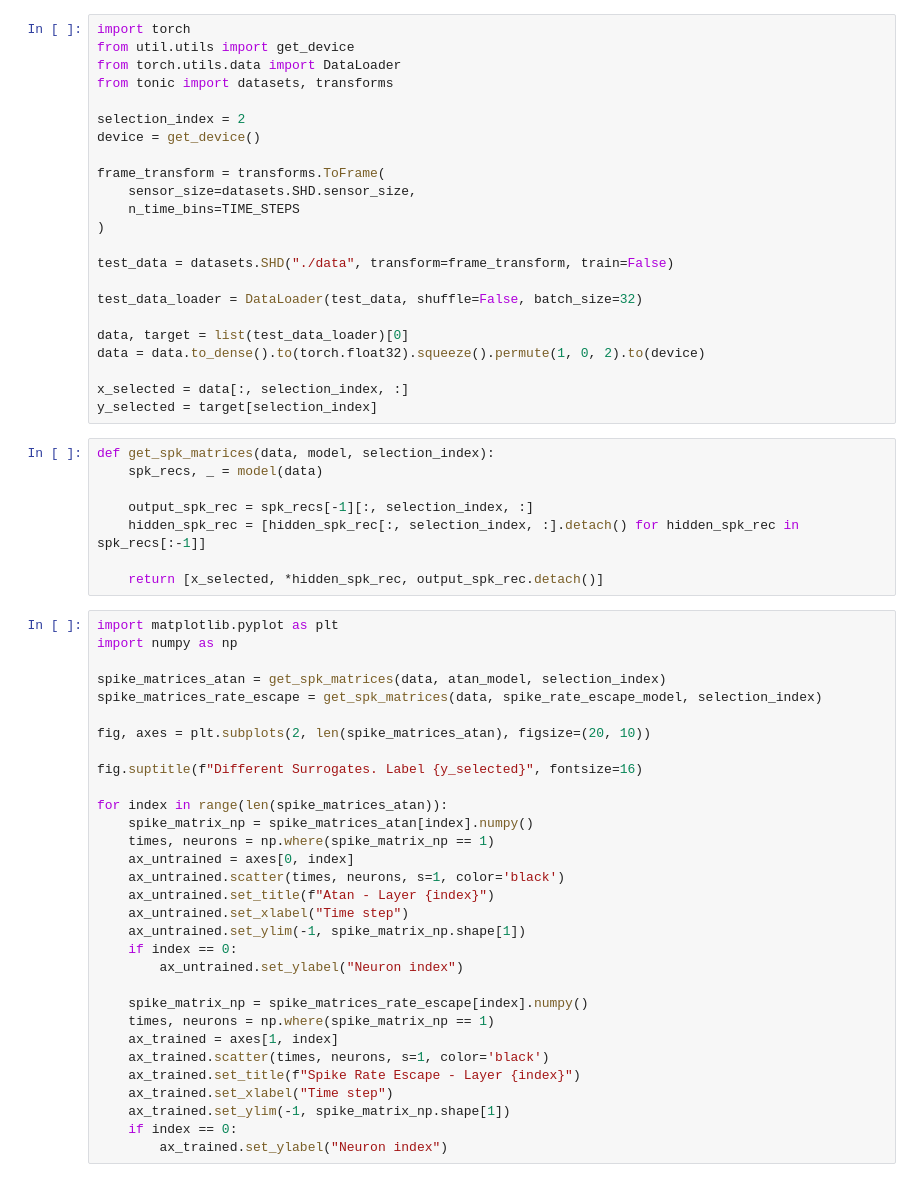
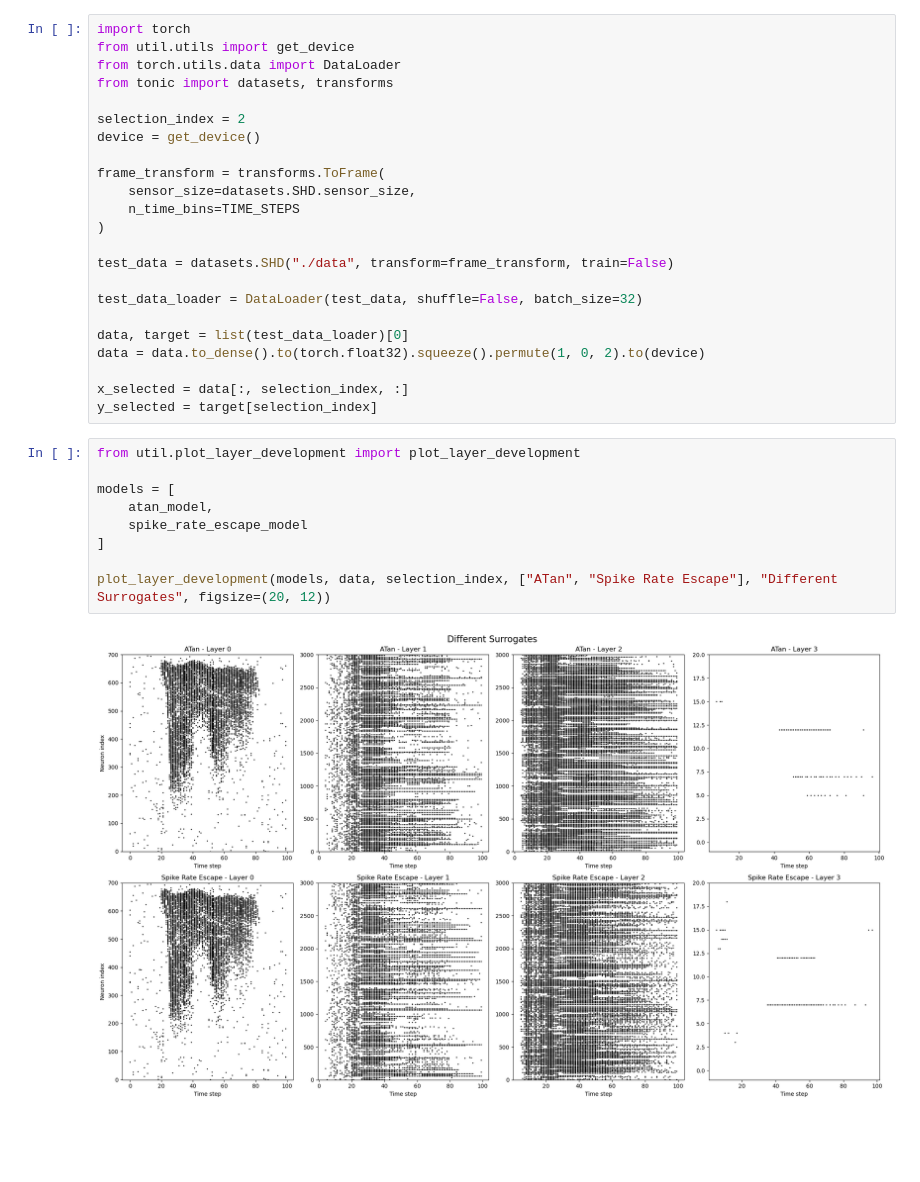
Before and after one commit to ForzaMark/whk-snn, a Jupyter notebook: heidelberg_implementation/different_surrogate_approximation_evaluation.ipynb, the cells around one changed output. Saved outputs shown, nothing was run; the diff lists cells and outputs as text; blank space fills up the shorter version.

Commit message:
evaluate different surrogates

```diff
--- a/heidelberg_implementation/different_surrogate_approximation_evaluation.ipynb
+++ b/heidelberg_implementation/different_surrogate_approximation_evaluation.ipynb
@@ -50,42 +56,14 @@ data = data.to_dense().to(torch.float32).squeeze().permute(1, 0, 2).to(device)
 
 x_selected = data[:, selection_index, :]
 y_selected = target[selection_index]
-# %%
-def get_spk_matrices(data, model, selection_index):
-    spk_recs, _ = model(data)
-
-    output_spk_rec = spk_recs[-1][:, selection_index, :]
-    hidden_spk_rec = [hidden_spk_rec[:, selection_index, :].detach() for hidden_spk_rec in spk_recs[:-1]]
-
-    return [x_selected, *hidden_spk_rec, output_spk_rec.detach()]
 # %%
-import matplotlib.pyplot as plt
-import numpy as np
+from util.plot_layer_development import plot_layer_development
 
-spike_matrices_atan = get_spk_matrices(data, atan_model, selection_index)
-spike_matrices_rate_escape = get_spk_matrices(data, spike_rate_escape_model, selection_index)
+models = [
+    atan_model,
+    spike_rate_escape_model
+]
 
-fig, axes = plt.subplots(2, len(spike_matrices_atan), figsize=(20, 10))
-
-fig.suptitle(f"Different Surrogates. Label {y_selected}", fontsize=16)
-
-for index in range(len(spike_matrices_atan)):
-    spike_matrix_np = spike_matrices_atan[index].numpy()
-    times, neurons = np.where(spike_matrix_np == 1)
-    ax_untrained = axes[0, index]
-    ax_untrained.scatter(times, neurons, s=1, color='black')
-    ax_untrained.set_title(f"Atan - Layer {index}")
-    ax_untrained.set_xlabel("Time step")
-    ax_untrained.set_ylim(-1, spike_matrix_np.shape[1])
-    if index == 0:
-        ax_untrained.set_ylabel("Neuron index")
-
-    spike_matrix_np = spike_matrices_rate_escape[index].numpy()
-    times, neurons = np.where(spike_matrix_np == 1)
-    ax_trained = axes[1, index]
-    ax_trained.scatter(times, neurons, s=1, color='black')
-    ax_trained.set_title(f"Spike Rate Escape - Layer {index}")
-    ax_trained.set_xlabel("Time step")
-    ax_trained.set_ylim(-1, spike_matrix_np.shape[1])
-    if index == 0:
-        ax_trained.set_ylabel("Neuron index")
+plot_layer_development(models, data, selection_index, ["ATan", "Spike Rate Escape"], "Different Surrogates", figsize=(20, 12))
+# %% [output]
+[figure, added]
```
Also changed, not shown: parts of 2 cells of this notebook, 1 other file.
